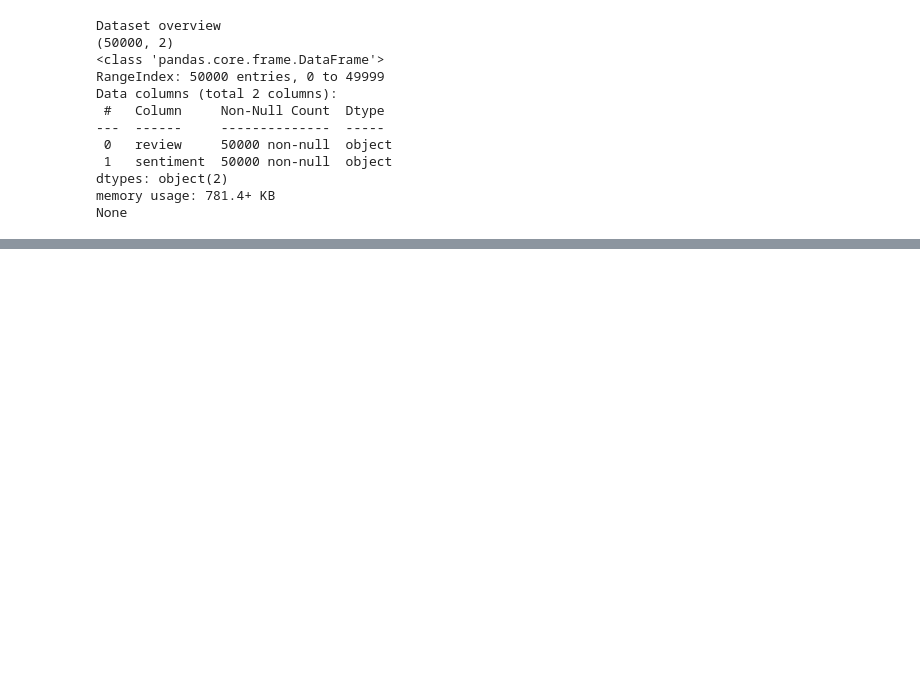
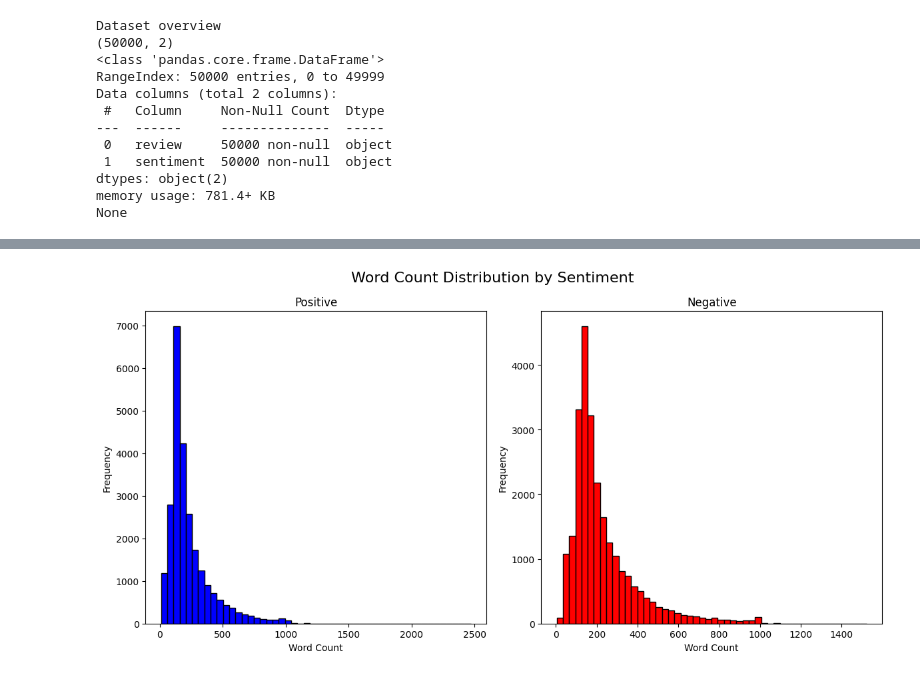
Before and after one commit to meth-nin/Movie-Review-Sentiment-Analysis-NLP, a Jupyter notebook: notebook.ipynb, the cells around one changed output, grey strips where cells are left out. Drawn from its saved outputs; the diff is of its cells as text; code cells hidden in the pictures; blank space fills up the shorter version.

```diff
--- a/notebook.ipynb
+++ b/notebook.ipynb
@@ -47,0 +67,3 @@ dtype: int64
+# %%
+df['review_length'] = df['review'].apply(len)
+df.head()
@@ -47,0 +77,7 @@ dtype: int64
+# %%
+def no_of_words(text):
+    words= text.split()
+    word_count = len(words)
+    return word_count
+df['word count'] = df['review'].apply(no_of_words)
+df.head()
@@ -47,0 +91,20 @@ dtype: int64
+# %%
+import matplotlib.pyplot as plt
+
+fig, ax = plt.subplots(1, 2, figsize=(12, 6))
+
+ax[0].hist(df[df['sentiment'] == 'positive']['word count'], bins=50, color='blue', edgecolor='black')
+ax[0].set_title('Positive')
+ax[0].set_xlabel('Word Count')
+ax[0].set_ylabel('Frequency')
+
+ax[1].hist(df[df['sentiment'] == 'negative']['word count'], bins=50, color='red', edgecolor='black')
+ax[1].set_title('Negative')
+ax[1].set_xlabel('Word Count')
+ax[1].set_ylabel('Frequency')
+
+fig.suptitle('Word Count Distribution by Sentiment', fontsize=16)
+plt.tight_layout()
+plt.show()
+# %% [output]
+[figure, added]
```
Also changed, not shown: parts of 10 cells of this notebook, 1 other file.
